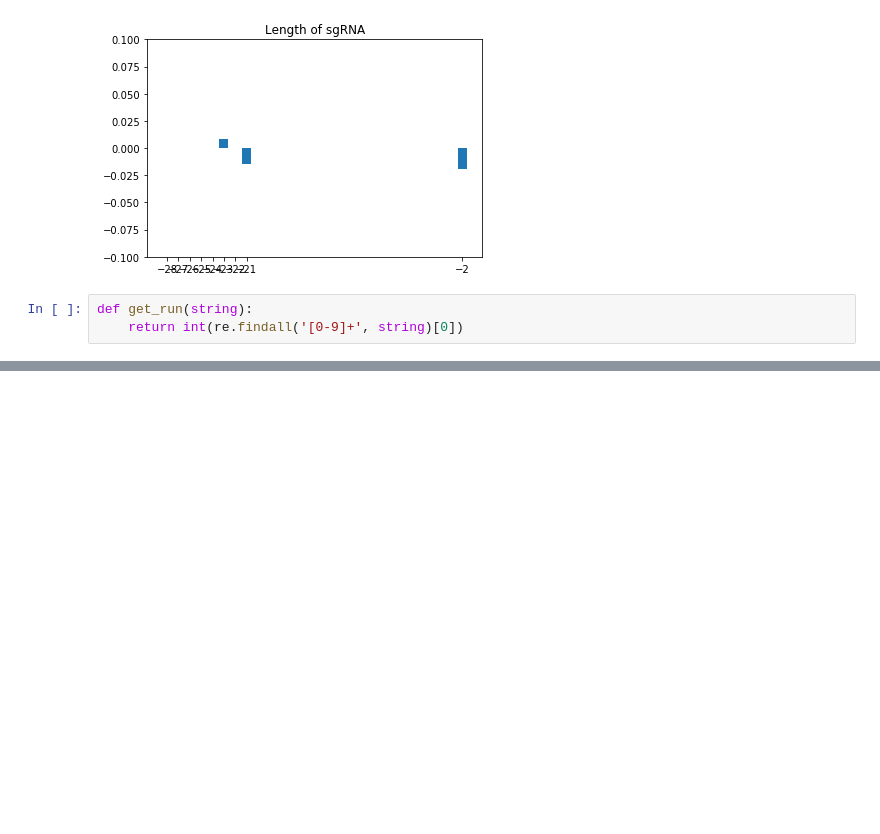
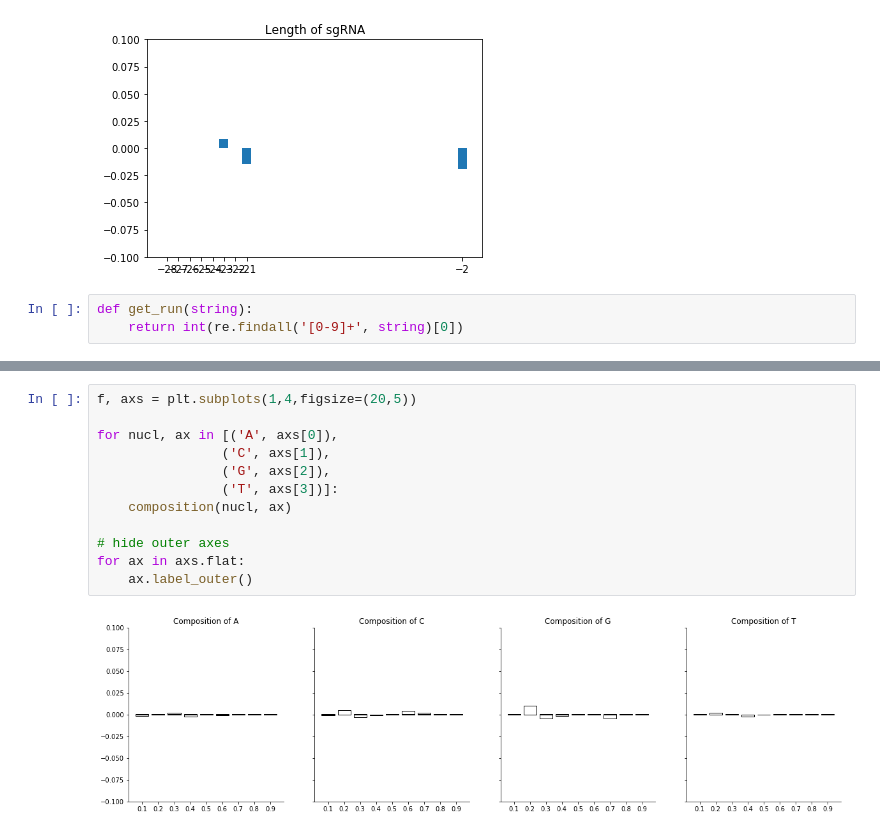
Before and after one commit to AnthonyHein/QCB455Project, a Jupyter notebook: PredictionWeights.ipynb, the cells around one changed output, grey strips where cells are left out. Cells and saved outputs as stored; diff of their text form; blank space fills up the shorter version.

```diff
--- a/PredictionWeights.ipynb
+++ b/PredictionWeights.ipynb
@@ -216,0 +205,14 @@ composition('AG')
+# %%
+f, axs = plt.subplots(1,4,figsize=(20,5))
+
+for nucl, ax in [('A', axs[0]),
+                ('C', axs[1]),
+                ('G', axs[2]),
+                ('T', axs[3])]:
+    composition(nucl, ax)
+
+# hide outer axes
+for ax in axs.flat:
+    ax.label_outer()
+# %% [output]
+[figure, added]
```
Also changed, not shown: parts of 6 cells of this notebook.
